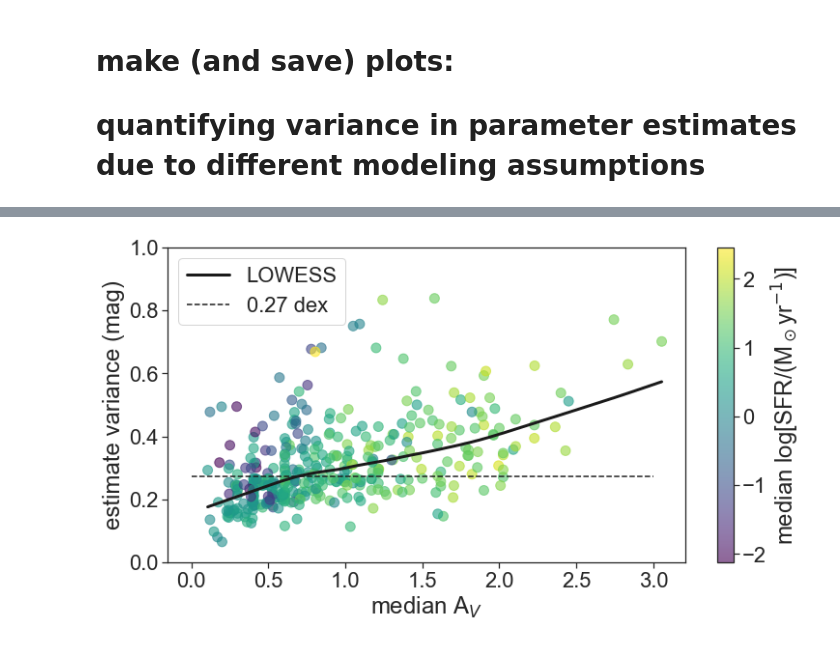
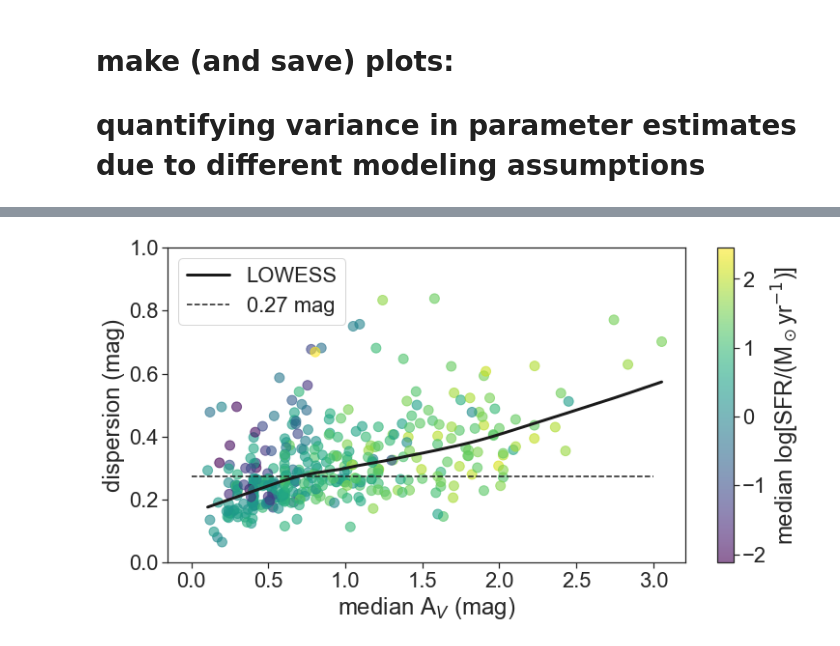
Before and after one commit to camipacifici/art_sedfitting, a Jupyter notebook: notebooks/fig11_var_z1.ipynb, the cells around one changed output, grey strips where cells are left out. Saved outputs shown, nothing was run; the diff lists cells and outputs as text; code cells hidden in the pictures.

```diff
--- a/notebooks/fig11_var_z1.ipynb
+++ b/notebooks/fig11_var_z1.ipynb
@@ -441,24 +441,24 @@ plt.show()
 # %%
 # plot variability for all the galaxies:
 
 plt.figure(figsize=(12,6))
 plt.scatter(Av_z1cat_50, (Av_z1cat_84 - Av_z1cat_16)/2,s=100,alpha=0.6,c=sfr_z1cat_50,cmap='viridis')
 
 z1 = lowess((Av_z1cat_84 - Av_z1cat_16)/2,Av_z1cat_50)
 plt.plot(z1[0:,0],z1[0:,1],'k-',lw=3,label='LOWESS')
 median_val = np.nanmedian((Av_z1cat_84 - Av_z1cat_16)/2)
-plt.plot([0,3],[median_val,median_val],'k--',label='%.2f dex' %median_val)
-plt.xlabel(r'median A$_V$')
-plt.ylabel(r'estimate variance (mag)')
+plt.plot([0,3],[median_val,median_val],'k--',label='%.2f mag' %median_val)
+plt.xlabel(r'median A$_V$ (mag)')
+plt.ylabel(r'dispersion (mag)')
 plt.ylim(0,1)
 plt.legend()
 #plt.text(8.6,0.5,'z~1 sample',fontsize=24,fontweight='bold')
 
 clbr = plt.colorbar()
 clbr.set_label(r'median log[SFR/(M$_\odot$yr$^{-1}$)]')
 
 plt.savefig("../figures/fig11_var_z1_av.png", dpi=600, bbox_inches='tight')
 
 plt.show()
 # %% [output]
-[figure, old version]
+[figure, new version]
```
Also changed, not shown: parts of 2 cells of this notebook, 1 other file.
